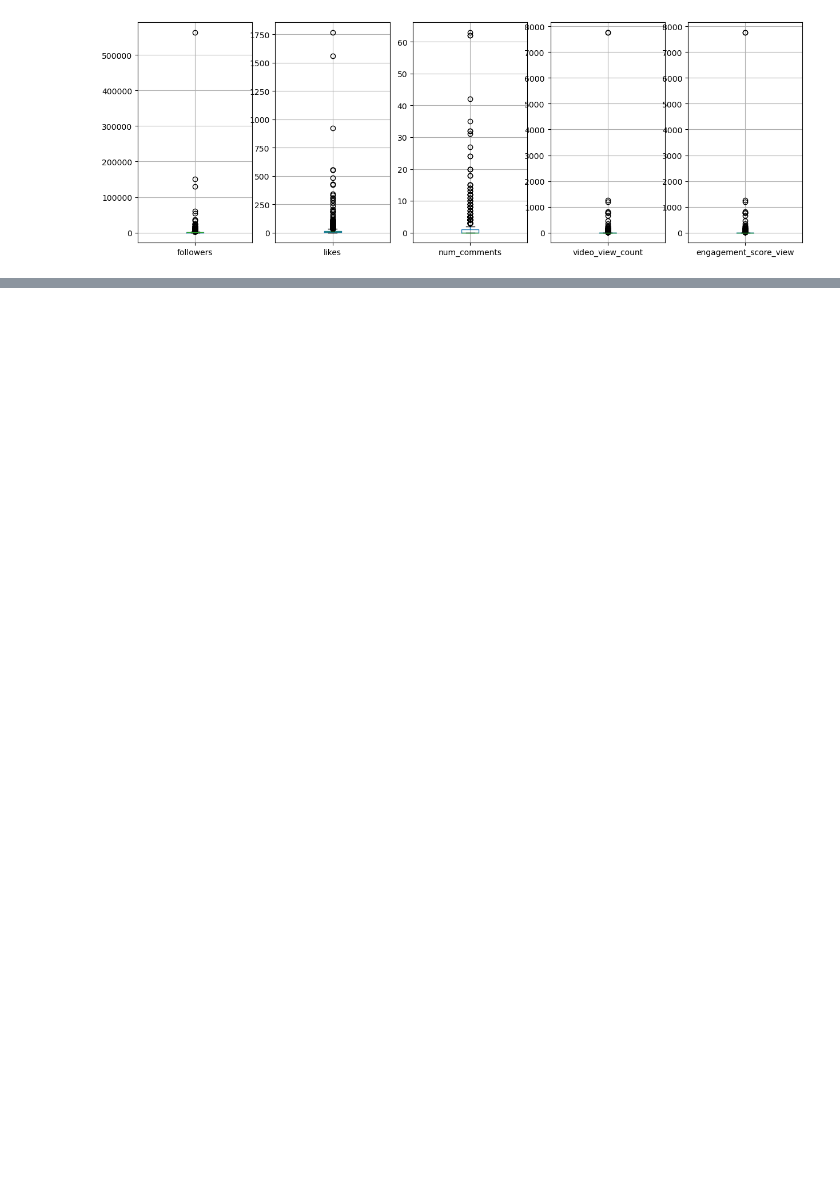
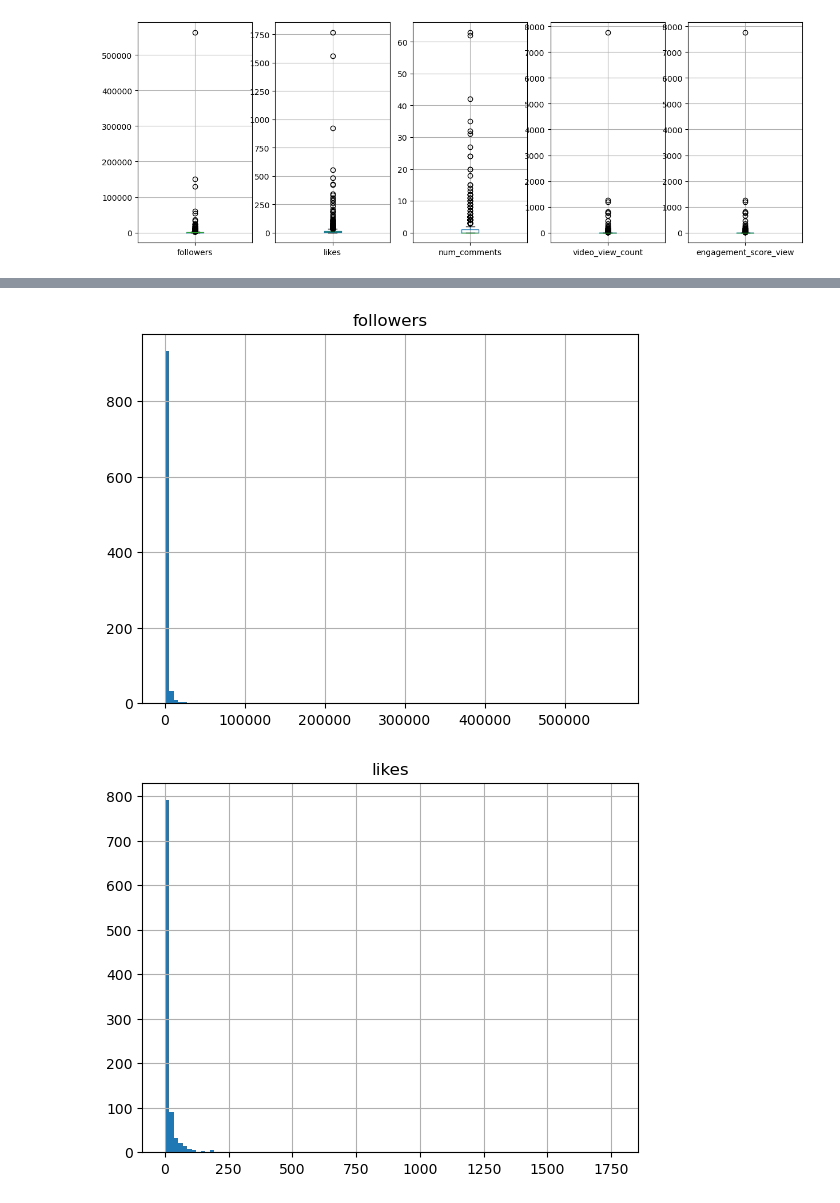
Before and after one commit to Patrick448/Data-Mining, a Jupyter notebook: data-exploration.ipynb, the cells around one changed output, grey strips where cells are left out. Drawn from its saved outputs; the diff is of its cells as text; code cells hidden in the pictures; blank space fills up the shorter version.

```diff
--- a/data-exploration.ipynb
+++ b/data-exploration.ipynb
@@ -160,0 +225,10 @@ Name: people_gender, Length: 426, dtype: bool
+# %%
+df.hist(column='followers', bins=100)
+df.hist(column='likes', bins=100)
+df.hist(column='num_comments', bins=100)
+df.hist(column='video_view_count', bins=100)
+df.hist(column='engagement_score_view', bins=100)
+plt.show()
+# %% [output]
+[figure, added]
+[figure, added]
```
Also changed, not shown: parts of 80 cells of this notebook, 1 other file.
